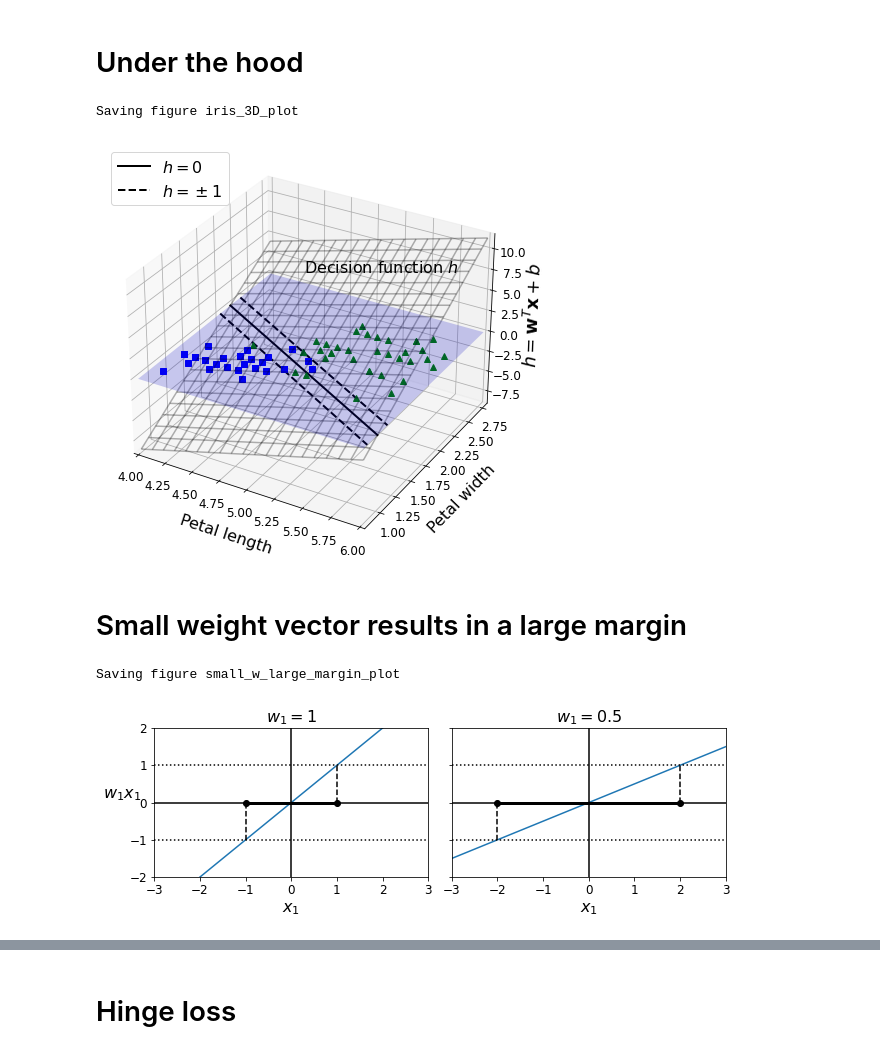
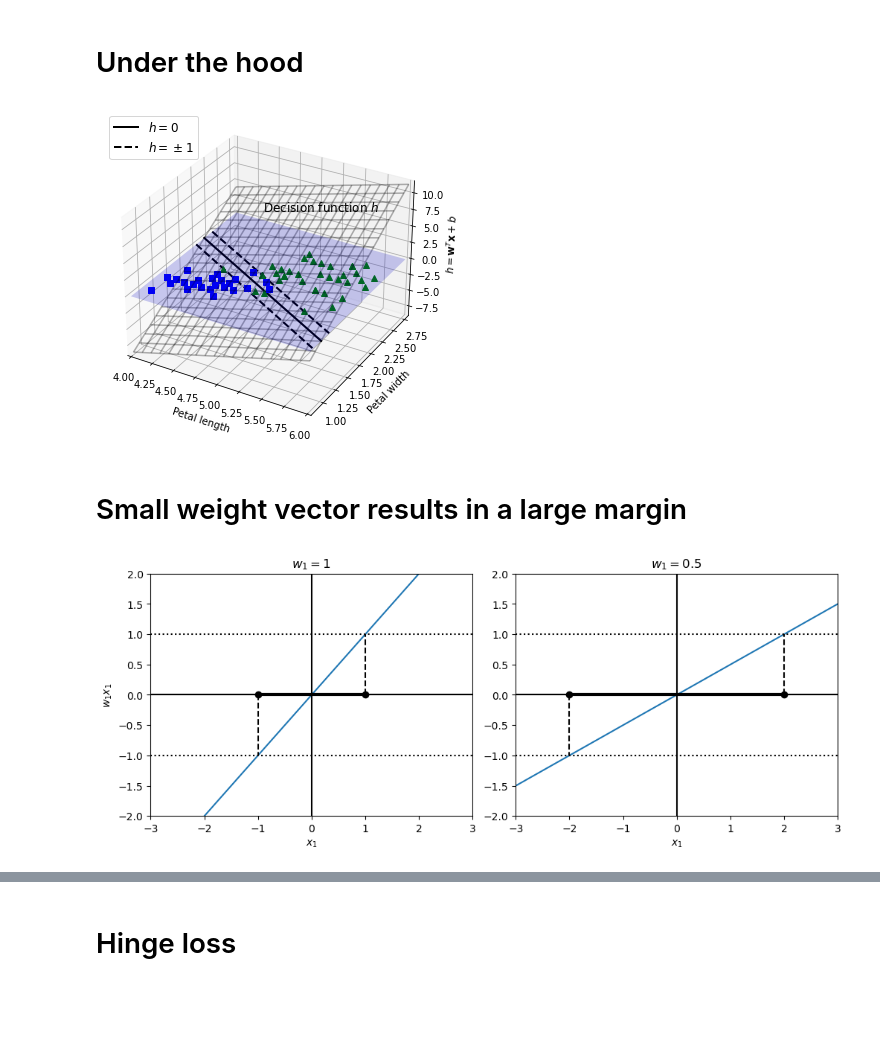
Before and after one commit to jy12060026ai/excss-stats, a Jupyter notebook: handson/05-support-vector-machines.ipynb, the cells around one changed output, grey strips where cells are left out. Drawn from its saved outputs; the diff is of its cells as text; code cells hidden in the pictures; blank space fills up the shorter version.

```diff
--- a/handson/05-support-vector-machines.ipynb
+++ b/handson/05-support-vector-machines.ipynb
@@ -276,7 +270,7 @@ X, y = make_moons(n_samples=100, noise=0.15, random_state=42)
 def plot_dataset(X, y, lims, ax):
     ax.plot(X[:, 0][y==0], X[:, 1][y==0], "bs")
     ax.plot(X[:, 0][y==1], X[:, 1][y==1], "g^")
-    ax.axis(xlim=lims[0:2], ylim=lims[2:4])
+    ax.axis(lims)
     ax.grid(1)
     ax.set(xlabel=r"$x_1$", ylabel=r"$x_2$")
 
@@ -594,6 +583,7 @@ def plot_3D_decision_function(ax, w, b, x1_lim=[4, 6], x2_lim=[0.8, 2.8]):
     x1_in_bounds = (X[:, 0] > x1_lim[0]) & (X[:, 0] < x1_lim[1])
     X_crop = X[x1_in_bounds]
     y_crop = y[x1_in_bounds]
+    x1s = np.linspace(x1_lim[0], x1_lim[1], 20)
     x1, x2 = make_mesh(x1_lim + x2_lim, 20)
     xs = np.c_[x1.flatten(), x2.flatten()]
     df = (xs.dot(w) + b).reshape(x1.shape)
@@ -628,39 +618,37 @@ plot_3D_decision_function(ax1, w=svm_clf2.coef_[0], b=svm_clf2.intercept_[0])
 
 plt.show()
 # %% [output]
-Saving figure iris_3D_plot
-[figure, old version]
+[figure, new version]
 # %% [markdown]
 # Small weight vector results in a large margin
 # %%
-def plot_2D_decision_function(w, b, ylabel=True, x1_lim=[-3, 3]):
+def plot_2D_decision_function(w, b, ax, ylabel=True, x1_lim=[-3, 3]):
     x1 = np.linspace(x1_lim[0], x1_lim[1], 200)
     y = w * x1 + b
     m = 1 / w
 
     ax.plot(x1, y)
     ax.plot(x1_lim, [1, 1], "k:")
     ax.plot(x1_lim, [-1, -1], "k:")
     ax.axhline(y=0, color='k')
     ax.axvline(x=0, color='k')
     ax.plot([m, m], [0, 1], "k--")
     ax.plot([-m, -m], [0, -1], "k--")
     ax.plot([-m, m], [0, 0], "k-o", linewidth=3)
     ax.axis(x1_lim + [-2, 2])
-    ax.set(xlabel=r"$x_1$", title=f"$w_1 = {w}$".format(w))
+    ax.set(xlabel=r"$x_1$", title=f"$w_1 = {w}$")
     if ylabel:
-        ax.set(ylabel=r"$w_1 x_1$  ", fontsize='large')
+        ax.set(ylabel=r"$w_1 x_1$")
 
 
 _, axes = plt.subplots(1, 2, figsize=(10, 4), dpi=100, constrained_layout=True)
 
-plot_2D_decision_function(1, 0, axes[0])
-plot_2D_decision_function(0.5, 0, ylabel=False, axes[1])
+plot_2D_decision_function(1, 0, ax=axes[0])
+plot_2D_decision_function(0.5, 0, ylabel=False, ax=axes[1])
 
 plt.show()
 # %% [output]
-Saving figure small_w_large_margin_plot
-[figure, old version]
+[figure, new version]
 # %%
 from sklearn import datasets
 
```
Also changed, not shown: parts of 44 cells of this notebook.
